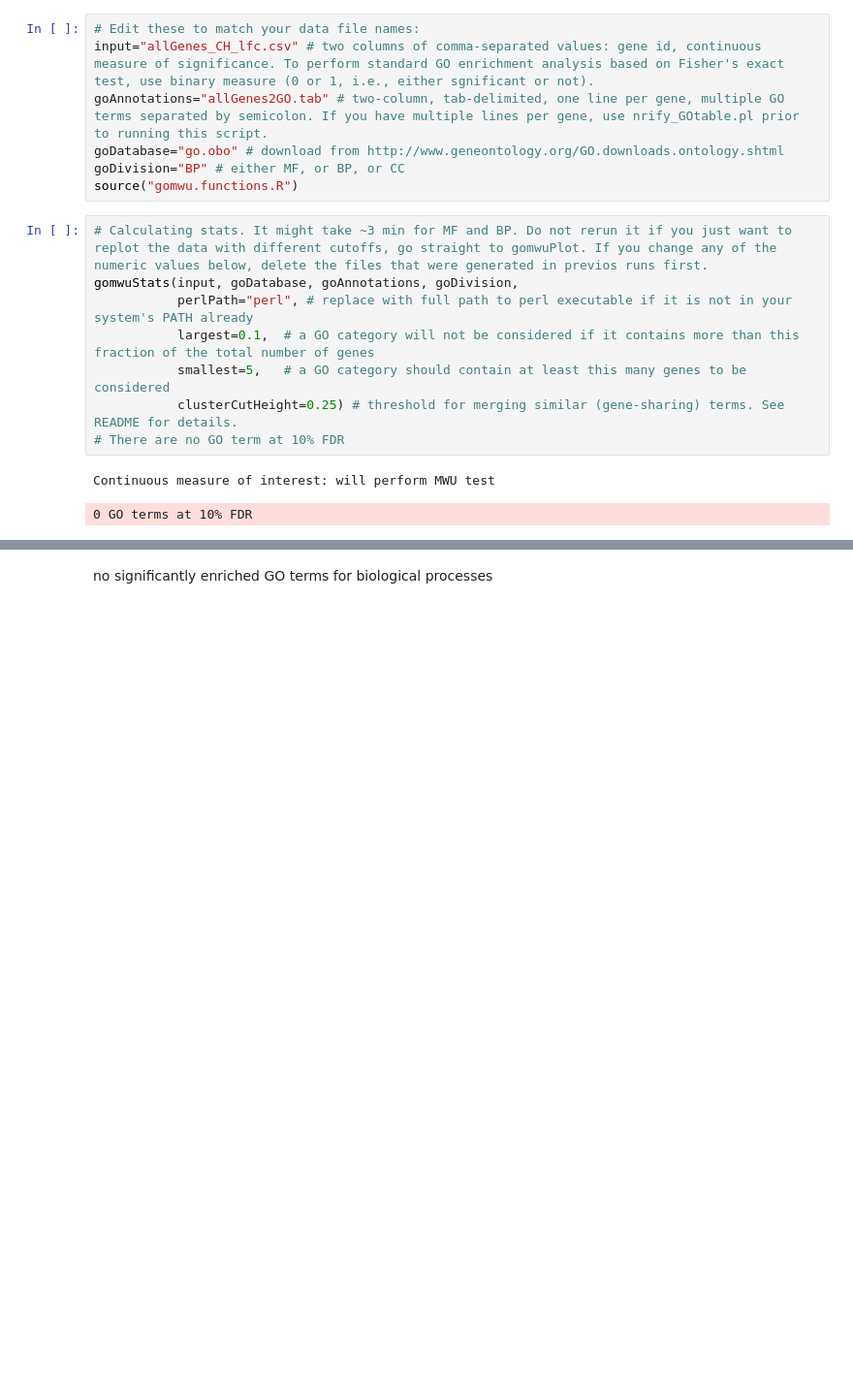
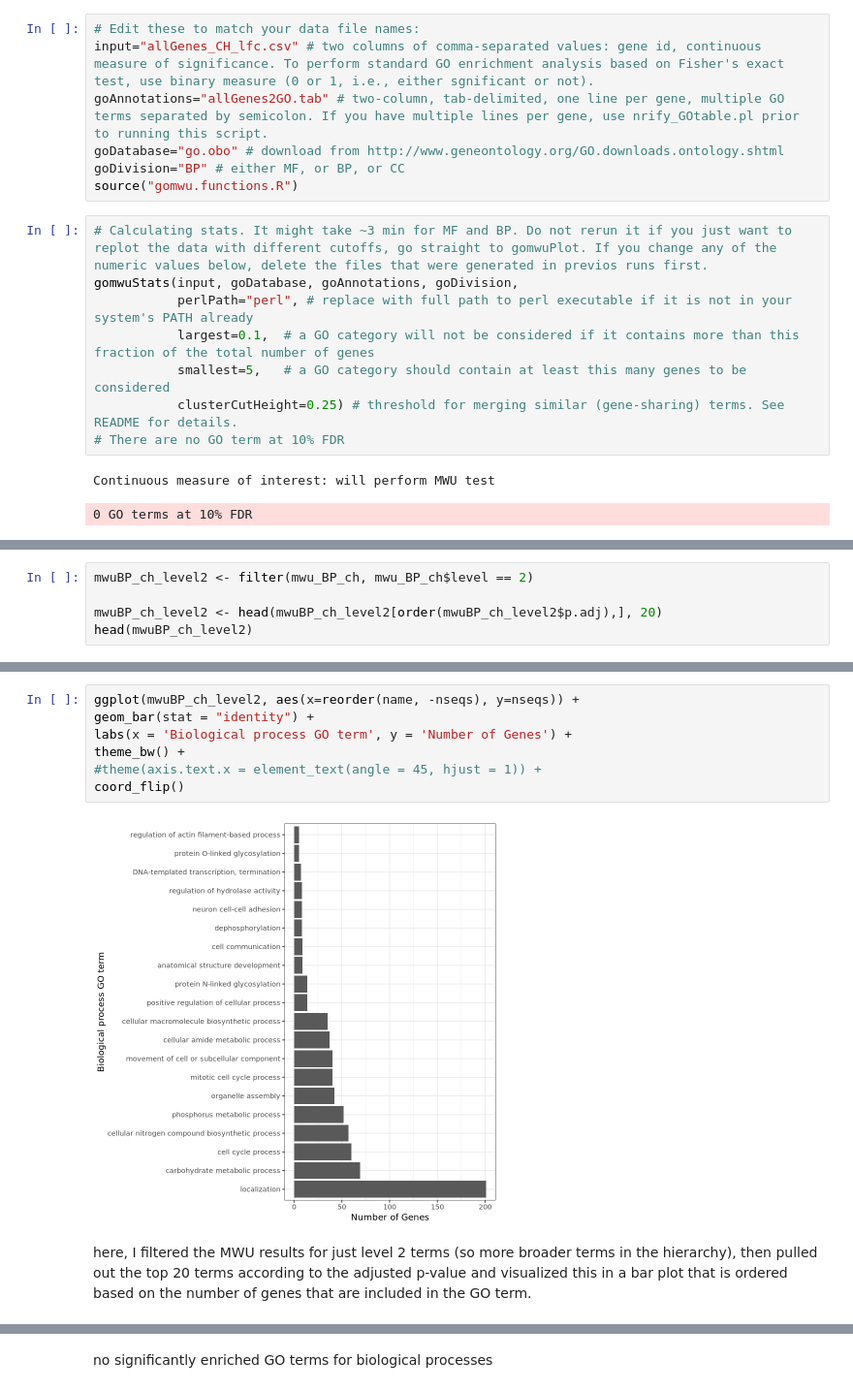
Before and after one commit to jgmcdonough/CE18_methylRAD_analysis, a Jupyter notebook: analysis/DMGs_analysis/go_mwu/go_mwu.ipynb, the cells around one changed output, grey strips where cells are left out. Shown at 97% size. Cells and saved outputs as stored; diff of their text form; blank space fills up the shorter version.

Commit message:
continuing analysis in go_mwu script, which outputs results in csvs

```diff
--- a/analysis/DMGs_analysis/go_mwu/go_mwu.ipynb
+++ b/analysis/DMGs_analysis/go_mwu/go_mwu.ipynb
@@ -190,0 +215,5 @@ A data.frame: 0 × 7
+# %%
+mwuBP_ch_level2 <- filter(mwu_BP_ch, mwu_BP_ch$level == 2)
+
+mwuBP_ch_level2 <- head(mwuBP_ch_level2[order(mwuBP_ch_level2$p.adj),], 20)
+head(mwuBP_ch_level2)
@@ -190,0 +230,11 @@ A data.frame: 0 × 7
+# %%
+ggplot(mwuBP_ch_level2, aes(x=reorder(name, -nseqs), y=nseqs)) +
+geom_bar(stat = "identity") +
+labs(x = 'Biological process GO term', y = 'Number of Genes') +
+theme_bw() +
+#theme(axis.text.x = element_text(angle = 45, hjust = 1)) +
+coord_flip()
+# %% [output]
+[figure, added]
+# %% [markdown]
+here, I filtered the MWU results for just level 2 terms (so more broader terms in the hierarchy), then pulled out the top 20 terms according to the adjusted p-value and visualized this in a bar plot that is ordered based on the number of genes that are included in the GO term.
```
Also changed, not shown: parts of 36 cells of this notebook, 12 other files.
